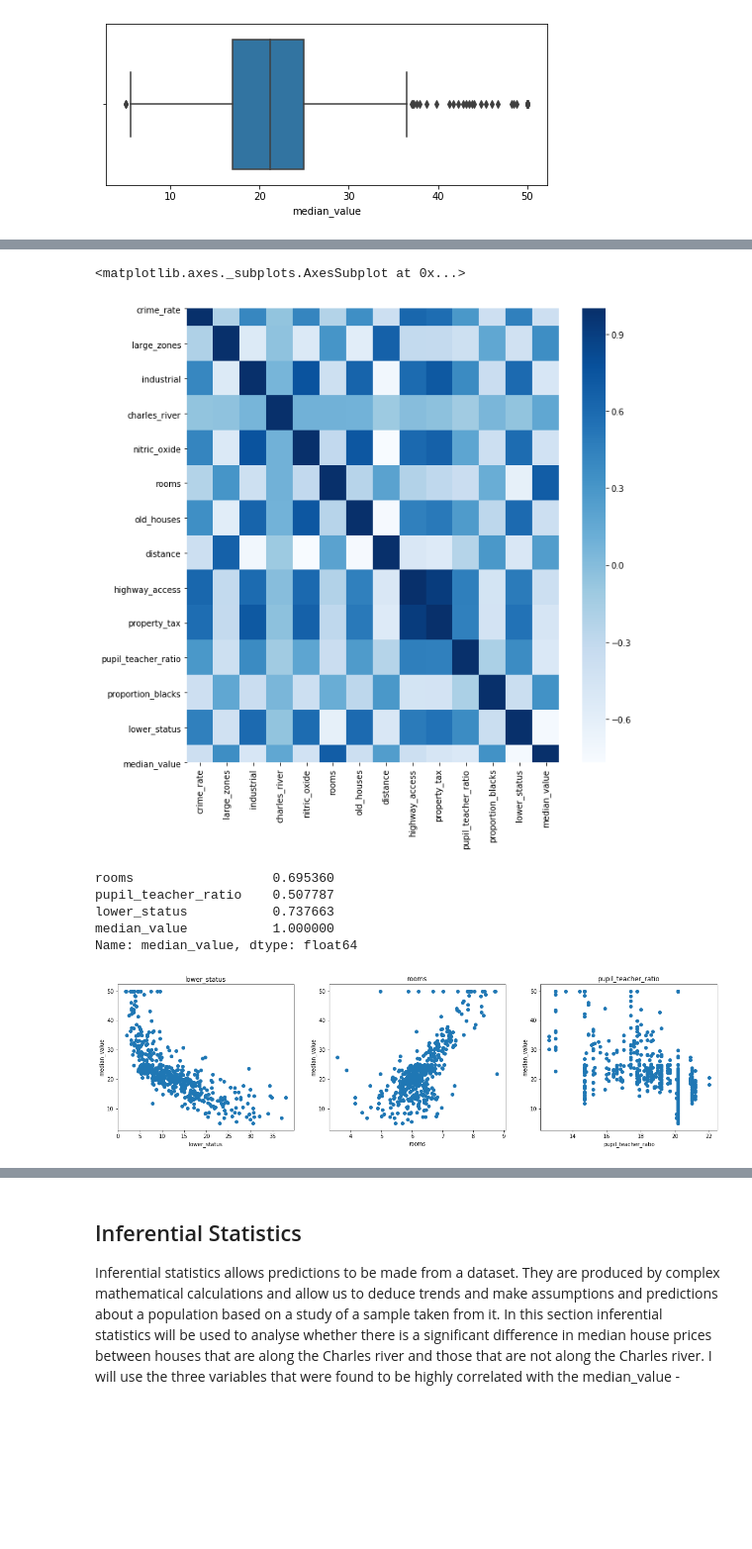
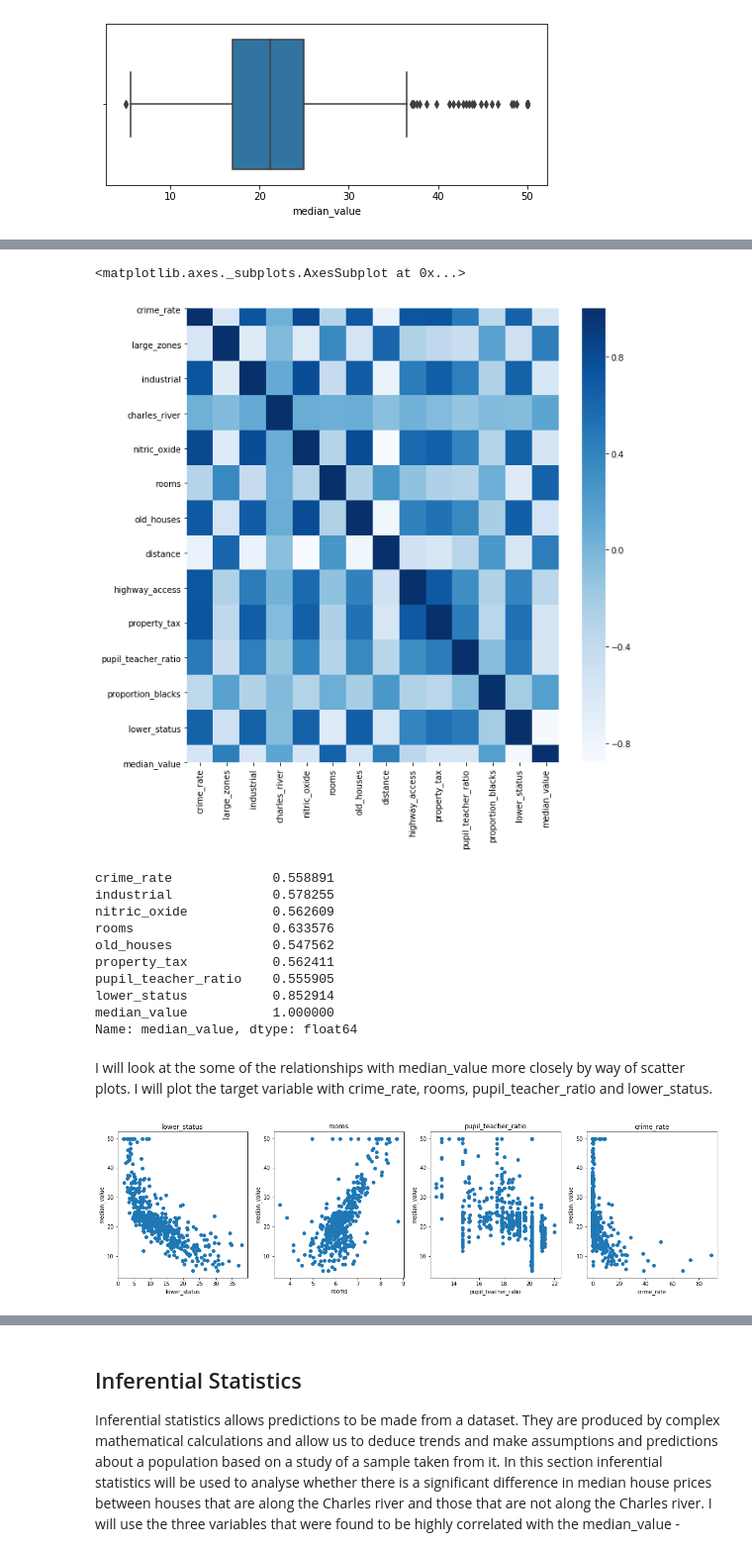
Before and after one commit to beccycole/machine-learning-assessment, a Jupyter notebook: Boston Housing Dataset.ipynb, the cells around one changed output, grey strips where cells are left out. Shown at 99% size. Saved outputs shown, nothing was run; the diff lists cells and outputs as text; code cells hidden in the pictures; blank space fills up the shorter version.

```diff
--- a/Boston Housing Dataset.ipynb
+++ b/Boston Housing Dataset.ipynb
@@ -230,45 +245,53 @@ boston.corr(method='pearson')
 plt.figure(figsize=(10,10))
 
 # assign a variable cor
-cor = boston.corr(method='pearson')
+cor = boston.corr(method='spearman')
 
 # create a heatmap in seaborn
 sns.heatmap(cor, annot=False, cmap=plt.cm.Blues)
 # %% [output]
 <matplotlib.axes._subplots.AxesSubplot at 0x...>
-[figure, old version]
+[figure, new version]
 # %%
-#Correlation with target variable
+# Correlation with target variable
 cor_target = abs(cor["median_value"])
 
-#Selecting highly correlated features
-relevant_features = cor_target[cor_target>0.5]
+# Selecting highly correlated features
+relevant_features = cor_target[cor_target>0.54]
+# print the features that are correlated to median_value
 relevant_features
 # %% [output]
-rooms                  0.695360
-pupil_teacher_ratio    0.507787
-lower_status           0.737663
+crime_rate             0.558891
+industrial             0.578255
+nitric_oxide           0.562609
+rooms                  0.633576
+old_houses             0.547562
+property_tax           0.562411
+pupil_teacher_ratio    0.555905
+lower_status           0.852914
 median_value           1.000000
 Name: median_value, dtype: float64
+# %% [markdown]
+I will look at the some of the relationships with median_value more closely by way of scatter plots. I will plot the target variable with crime_rate, rooms, pupil_teacher_ratio and lower_status.
 # %%
 # set plot size
 plt.figure(figsize=(20, 5))
 
 # assign variables
-features = ['lower_status', 'rooms', 'pupil_teacher_ratio']
+features = ['lower_status', 'rooms', 'pupil_teacher_ratio', 'crime_rate']
 target = boston['median_value']
 
 # plot each feature with target variable
 for i, col in enumerate(features):
     plt.subplot(1, len(features) , i+1)
     x = boston[col]
     y = target
     plt.scatter(x, y, marker='o')
     plt.title(col)
     plt.xlabel(col)
     plt.ylabel('median_value')
 # %% [output]
-[figure, old version]
+[figure, new version]
 # %% [markdown]
 ### Overview of Correlation
 
```
Also changed, not shown: parts of 27 cells of this notebook.
